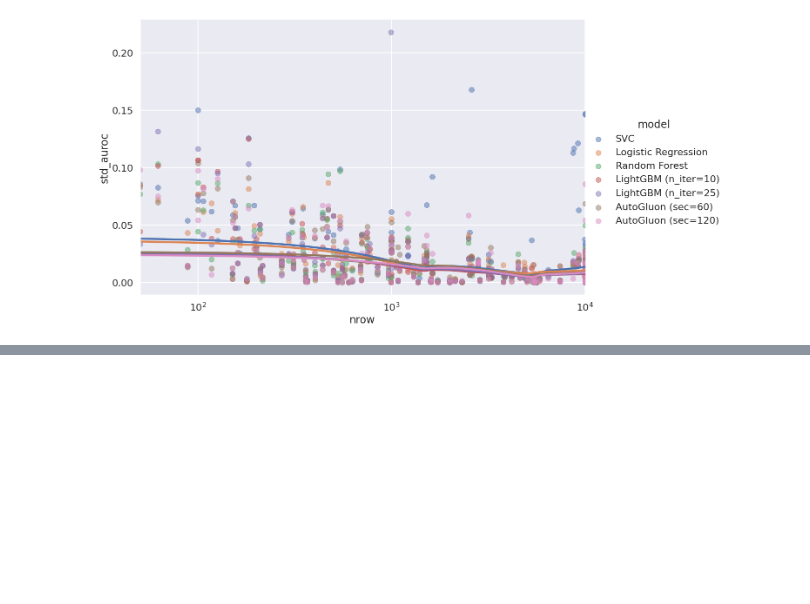
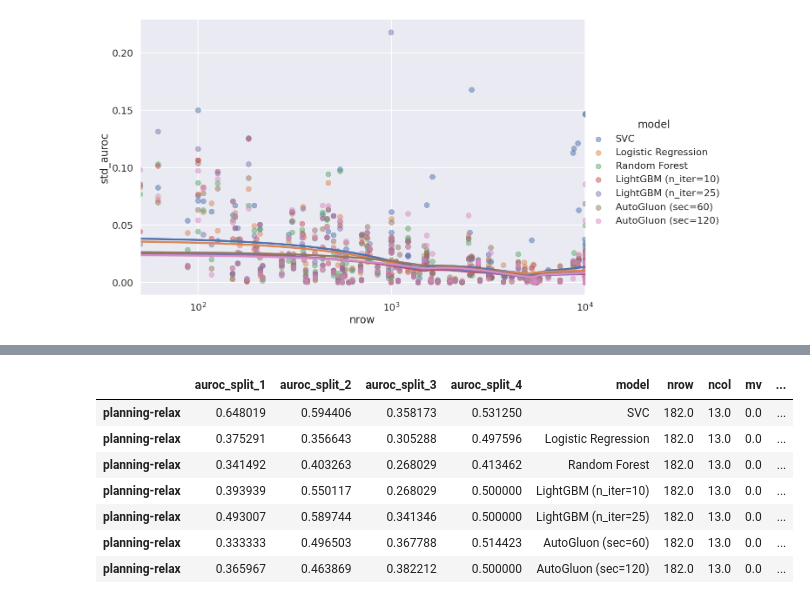
Before and after one commit to calvinmccarter/SmallDataBenchmarks, a Jupyter notebook: make_figures.ipynb, the cells around one changed output, grey strips where cells are left out. Cells and saved outputs as stored; diff of their text form; code cells hidden in the pictures; blank space fills up the shorter version.

```diff
--- a/make_figures.ipynb
+++ b/make_figures.ipynb
@@ -121,0 +138,11 @@ g.set(xscale="log")
+# %%
+results_df.loc['planning-relax']
+# %% [output]
+|  | auroc_split_1 | auroc_split_2 | auroc_split_3 | auroc_split_4 | model | nrow | ncol | mv | ... |
+| planning-relax | 0.648019 | 0.594406 | 0.358173 | 0.531250 | SVC | 182.0 | 13.0 | 0.0 | ... |
+| planning-relax | 0.375291 | 0.356643 | 0.305288 | 0.497596 | Logistic Regression | 182.0 | 13.0 | 0.0 | ... |
+| planning-relax | 0.341492 | 0.403263 | 0.268029 | 0.413462 | Random Forest | 182.0 | 13.0 | 0.0 | ... |
+| planning-relax | 0.393939 | 0.550117 | 0.268029 | 0.500000 | LightGBM (n_iter=10) | 182.0 | 13.0 | 0.0 | ... |
+| planning-relax | 0.493007 | 0.589744 | 0.341346 | 0.500000 | LightGBM (n_iter=25) | 182.0 | 13.0 | 0.0 | ... |
+| planning-relax | 0.333333 | 0.496503 | 0.367788 | 0.514423 | AutoGluon (sec=60) | 182.0 | 13.0 | 0.0 | ... |
+| planning-relax | 0.365967 | 0.463869 | 0.382212 | 0.500000 | AutoGluon (sec=120) | 182.0 | 13.0 | 0.0 | ... |
```
Also changed, not shown: parts of 2 cells of this notebook, 1 other file.
